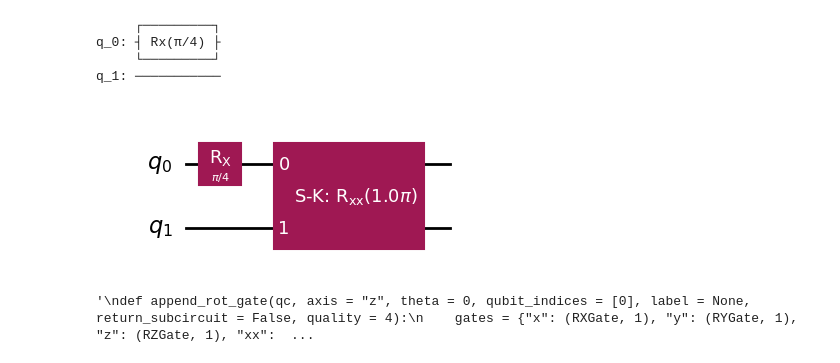
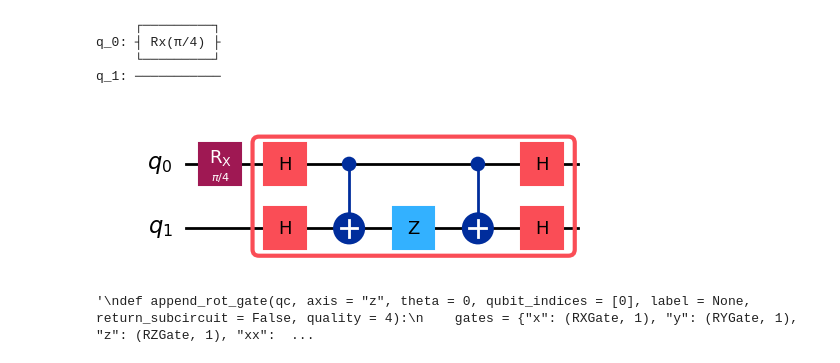
Before and after one commit to GT-Quantum-Computing-Association/LogicalQ, a Jupyter notebook: demos/QuantumSimulation.ipynb, the cells around one changed output. Saved outputs shown, nothing was run; the diff lists cells and outputs as text; code cells hidden in the pictures.

Commit message:
Merge all temporary changes before merging main into quantum_sim branch.

```diff
--- a/demos/QuantumSimulation.ipynb
+++ b/demos/QuantumSimulation.ipynb
@@ -78,7 +78,7 @@ q_0: ┤ Rx(π/4) ├
      └─────────┘
 q_1: ───────────
 # %%
-def append_rot_gate(qc, axis = "z", theta = 0, qubit_indices = [0], label = None, return_subcircuit = False, depth = 10, recursion_degree = 1):
+def append_rot_gate(qc, axis = "z", theta = 0, qubit_indices = [0], label = None, return_subcircuit = False, depth = 10, recursion_degree = 1, box=True):
     gates = {"x": (RXGate, 1), "y": (RYGate, 1), "z": (RZGate, 1), "xx": (RXXGate, 2), "yy": (RYYGate, 2), "zz": (RZZGate, 2)}
     gate_base, num_target_qubits = gates[axis]
     gate = gate_base(theta)
@@ -95,41 +95,50 @@ def append_rot_gate(qc, axis = "z", theta = 0, qubit_indices = [0], label = None
             sub_qc.h([0, 1])
             apply_Rzz(sub_qc)
             sub_qc.h([0, 1])
         case "yy":
             sub_qc.rx(np.pi / 2, [0, 1])
             apply_Rzz(sub_qc)
             sub_qc.rx(-np.pi / 2, [0, 1])
         case "zz":
             apply_Rzz(sub_qc)
         case _:
             sub_qc.append(gate, qargs = list(range(num_target_qubits)))
 
     basis = ["s", "sdg", "t", "tdg", "h", "x", "y", "z", "cz"]
     approx = generate_basic_approximations(basis, depth=depth)
     skd = SolovayKitaev(recursion_degree=recursion_degree, basic_approximations=approx)
 
     discretized_sub_qc = skd(sub_qc)
     box_label = fr"S-K: R$_\text{{{axis}}}$({np.round(theta / np.pi, 2)}$\pi$)" if label == None else label
-    if isinstance(qc, LogicalCircuit):
-        with qc.box(label="logical.logicalop.R:{box_label}"):
-            for i in range(len(sub_qc.data)):
+    def append_all():
+        for i in range(len(discretized_sub_qc.data)):
                 circuit_instruction = discretized_sub_qc.data[i]
                 qc.append(circuit_instruction)
-    elif isinstance(qc, QuantumCircuit):
-        sub_gate = discretized_sub_qc.to_gate(label=box_label)
-        qc.append(sub_gate, qubit_indices)
+
+
+    if box:
+        if isinstance(qc, LogicalCircuit):
+            with qc.box(label="logical.logicalop.R:{box_label}"):
+                append_all()
+        elif isinstance(qc, QuantumCircuit):
+            with qc.box(label="R:{box_label}"):
+                append_all()
+        else:
+            raise AssertionError("qc is not a valid QuantumCircuit or LogicalCircuit.")
     else:
-        raise AssertionError("qc is not a valid QuantumCircuit or LogicalCircuit.")
+        append_all()
+        #sub_gate = discretized_sub_qc.to_gate(label=box_label)
+        #qc.append(sub_gate, qubit_indices)
 
     if return_subcircuit:
         return qc, discretized_sub_qc
     else:
         return qc
 
 qc = append_rot_gate(qc, "xx", np.pi, [0, 1])
 qc.draw(output="mpl")
 # %% [output]
-[figure, old version]
+[figure, new version]
 # %%
 """
 def append_rot_gate(qc, axis = "z", theta = 0, qubit_indices = [0], label = None, return_subcircuit = False, quality = 4):
```
Also changed, not shown: parts of 18 cells of this notebook, 1 other file.
